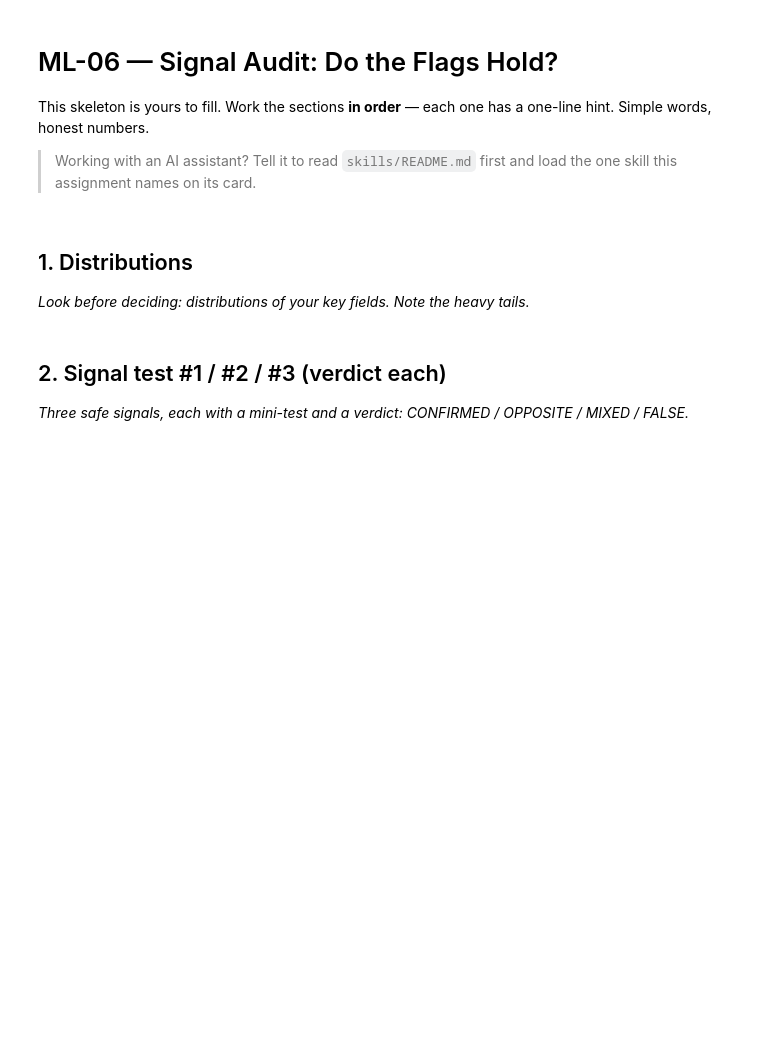
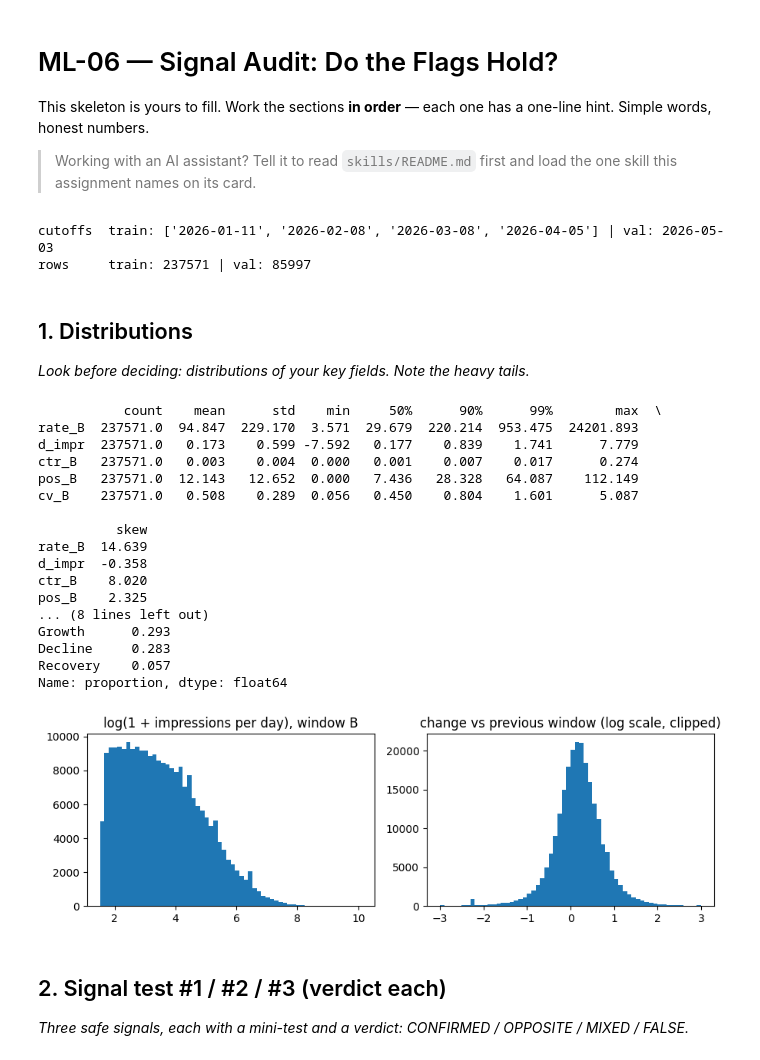
Before and after one commit to joannadulay/FlyRank-ML-Internship, a Jupyter notebook: work/notebooks/w04_signal_audit.ipynb, the cells around one changed output. Drawn from its saved outputs; the diff is of its cells as text; code cells hidden in the pictures; blank space fills up the shorter version.

```diff
--- a/work/notebooks/w04_signal_audit.ipynb
+++ b/work/notebooks/w04_signal_audit.ipynb
@@ -4,10 +4,65 @@
 This skeleton is yours to fill. Work the sections **in order** — each one has a one-line hint. Simple words, honest numbers.
 
 > Working with an AI assistant? Tell it to read `skills/README.md` first and load the one skill this assignment names on its card.
+# %%
+# --- setup: clone repo in Colab, put work/src on the path, build (or load cached) cutoff frames ---
+import os, sys, json, datetime as dt
+REPO_DIR = "/content/FlyRank-ML-Internship"
+if os.path.isdir("/content") and not os.environ.get("CAPSTONE_LOCAL"):
+    if not os.path.isdir(REPO_DIR):
+        os.system(f"git clone https://github.com/joannadulay/FlyRank-ML-Internship.git {REPO_DIR}")
+    os.chdir(REPO_DIR)
+    os.system("pip install -q datasets duckdb scikit-learn huggingface_hub pyarrow")
+sys.path.insert(0, "work/src")
+import numpy as np, pandas as pd
+import capstone_lib as L
+os.makedirs(L.OUT_DIR, exist_ok=True)
+plan, frames, TOKEN, LOCAL = L.start()
+train, val = frames["train"], frames["val"]          # the sealed test frame is not touched in this notebook
+print("cutoffs  train:", [str(t) for t in plan["train"]], "| val:", plan["val"])
+print("rows     train:", len(train), "| val:", len(val))
+# %% [output]
+cutoffs  train: ['2026-01-11', '2026-02-08', '2026-03-08', '2026-04-05'] | val: 2026-05-03
+rows     train: 237571 | val: 85997
 # %% [markdown]
 ## 1. Distributions
 
 *Look before deciding: distributions of your key fields. Note the heavy tails.*
+# %%
+cols = ["rate_B", "d_impr", "ctr_B", "pos_B", "cv_B"]
+desc = train[cols].describe(percentiles=[.5, .9, .99]).T
+desc["skew"] = train[cols].skew()
+print(desc.round(3))
+print()
+print("max / median of rate_B:", round(train.rate_B.max() / train.rate_B.median()))
+print("share of rows with gsc position exactly 0:", round((train.pos_B == 0).mean(), 4))
+print()
+print("Label shares (train):")
+print(train.y.value_counts(normalize=True).round(3))
+import matplotlib.pyplot as plt
+fig, ax = plt.subplots(1, 2, figsize=(9, 3))
+ax[0].hist(train.log_rate_B, bins=60); ax[0].set_title("log(1 + impressions per day), window B")
+ax[1].hist(train.d_impr.clip(-3, 3), bins=60); ax[1].set_title("change vs previous window (log scale, clipped)")
+plt.tight_layout(); plt.show()
+# %% [output]
+           count    mean      std    min     50%      90%      99%        max  \
+rate_B  237571.0  94.847  229.170  3.571  29.679  220.214  953.475  24201.893
+d_impr  237571.0   0.173    0.599 -7.592   0.177    0.839    1.741      7.779
+ctr_B   237571.0   0.003    0.004  0.000   0.001    0.007    0.017      0.274
+pos_B   237571.0  12.143   12.652  0.000   7.436   28.328   64.087    112.149
+cv_B    237571.0   0.508    0.289  0.056   0.450    0.804    1.601      5.087
+
+          skew
+rate_B  14.639
+d_impr  -0.358
+ctr_B    8.020
+pos_B    2.325
+... (8 lines left out)
+Growth      0.293
+Decline     0.283
+Recovery    0.057
+Name: proportion, dtype: float64
+[figure, added]
 # %% [markdown]
 ## 2. Signal test #1 / #2 / #3 (verdict each)
 
```
Also changed, not shown: parts of 6 cells of this notebook.
